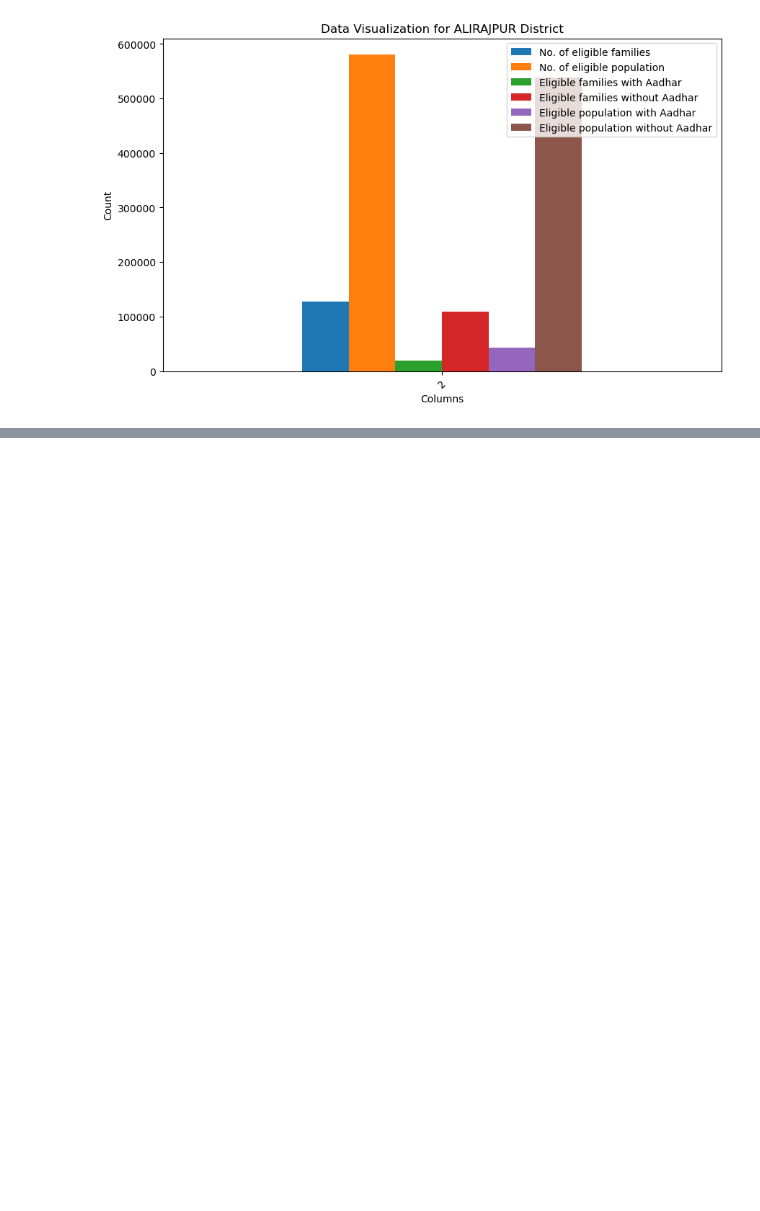
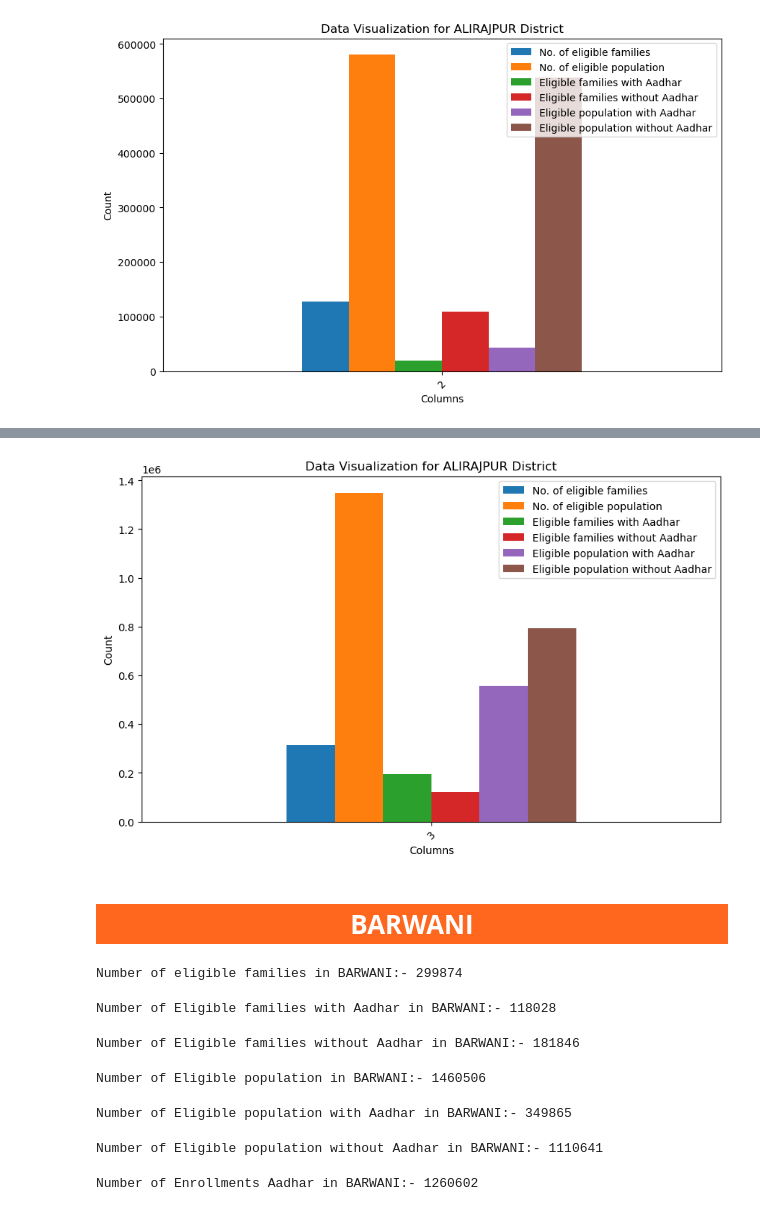
Before and after one commit to BS-World/Kaggle-Project, a Jupyter notebook: aadhar-households-covered-under-nfsa-2013-of-m-p.ipynb, the cells around one changed output, grey strips where cells are left out. Drawn from its saved outputs; the diff is of its cells as text; code cells hidden in the pictures; blank space fills up the shorter version.

```diff
--- a/aadhar-households-covered-under-nfsa-2013-of-m-p.ipynb
+++ b/aadhar-households-covered-under-nfsa-2013-of-m-p.ipynb
@@ -326,0 +385,67 @@ plt.show()
+# %%
+filtered_df = df[df['District'] == 'BALAGHAT']
+
+# Select the desired columns for visualization
+columns = [
+    'No. of eligible families',
+    'No. of eligible population',
+    'Eligible families with Aadhar',
+    'Eligible families without Aadhar',
+    'Eligible population with Aadhar',
+    'Eligible population without Aadhar'
+]
+
+# Create a bar chart for the selected columns
+filtered_df[columns].plot(kind='bar', figsize=(10, 6))
+plt.title("Data Visualization for ALIRAJPUR District")
+plt.xlabel("Columns")
+plt.ylabel("Count")
+plt.xticks(rotation=45)
+plt.legend(loc='upper right')
+plt.show()
+# %% [output]
+[figure, added]
+# %% [markdown]
+# <h1 style="background-color:#FF671F; font-weight:bold; text-align:center; color:white;" >BARWANI</h1>
+# %%
+#No. of eligible families
+Df_eligible_families_BARWANI = df[df['District'] == 'BARWANI']['No. of eligible families'].sum()
+print('Number of eligible families in BARWANI:-', Df_eligible_families_BARWANI)
+# %% [output]
+Number of eligible families in BARWANI:- 299874
+# %%
+#Eligible families with Aadhar
+Df_eligible_families_Aadhar_BARWANI = df[df['District'] == 'BARWANI']['Eligible families with Aadhar'].sum()
+print('Number of Eligible families with Aadhar in BARWANI:-', Df_eligible_families_Aadhar_BARWANI)
+# %% [output]
+Number of Eligible families with Aadhar in BARWANI:- 118028
+# %%
+#Eligible families without Aadhar
+Df_eligible_families_without_Aadhar_BARWANI = df[df['District'] == 'BARWANI']['Eligible families without Aadhar'].sum()
+print('Number of Eligible families without Aadhar in BARWANI:-', Df_eligible_families_without_Aadhar_BARWANI)
+# %% [output]
+Number of Eligible families without Aadhar in BARWANI:- 181846
+# %%
+#No. of eligible population
+Df_eligible_population_BARWANI = df[df['District'] == 'BARWANI']['No. of eligible population'].sum()
+print('Number of Eligible population in BARWANI:-', Df_eligible_population_BARWANI)
+# %% [output]
+Number of Eligible population in BARWANI:- 1460506
+# %%
+#Eligible population with Aadhar
+Df_eligible_population_with_Aadhar_BARWANI = df[df['District'] == 'BARWANI']['Eligible population with Aadhar'].sum()
+print('Number of Eligible population with Aadhar in BARWANI:-', Df_eligible_population_with_Aadhar_BARWANI)
+# %% [output]
+Number of Eligible population with Aadhar in BARWANI:- 349865
+# %%
+#Eligible population without Aadhar
+Df_eligible_population_without_Aadhar_BARWANI = df[df['District'] == 'BARWANI']['Eligible population without Aadhar'].sum()
+print('Number of Eligible population without Aadhar in BARWANI:-', Df_eligible_population_without_Aadhar_BARWANI)
+# %% [output]
+Number of Eligible population without Aadhar in BARWANI:- 1110641
+# %%
+#Aadhar Enrollments in State as on 29-05-15
+Df_Enrollments_Aadhar_BARWANI = df[df['District'] == 'BARWANI']['Aadhar Enrollments in State as on 29-05-15'].sum()
+print('Number of Enrollments Aadhar in BARWANI:-', Df_Enrollments_Aadhar_BARWANI)
+# %% [output]
+Number of Enrollments Aadhar in BARWANI:- 1260602
```
Also changed, not shown: parts of 36 cells of this notebook.
